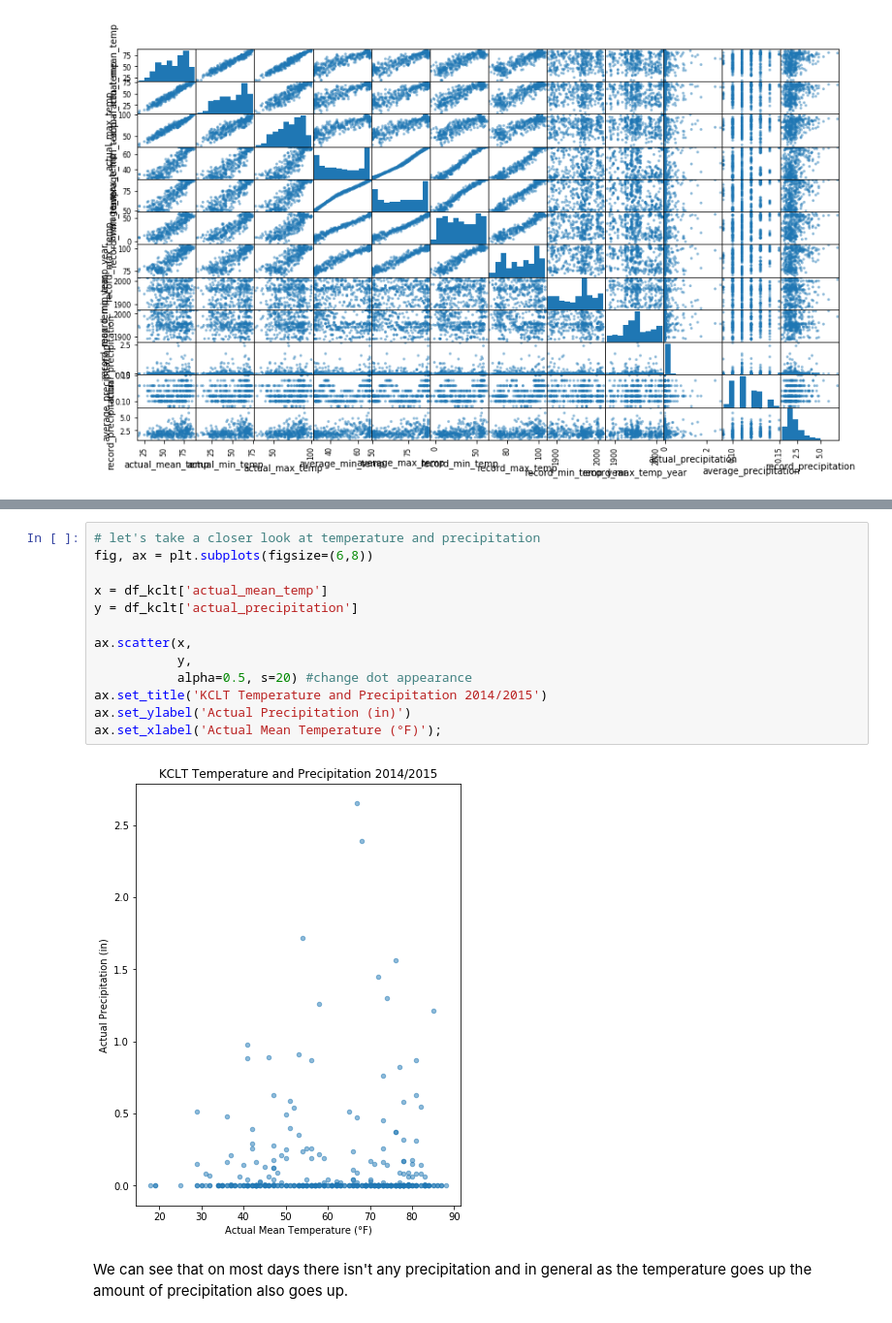
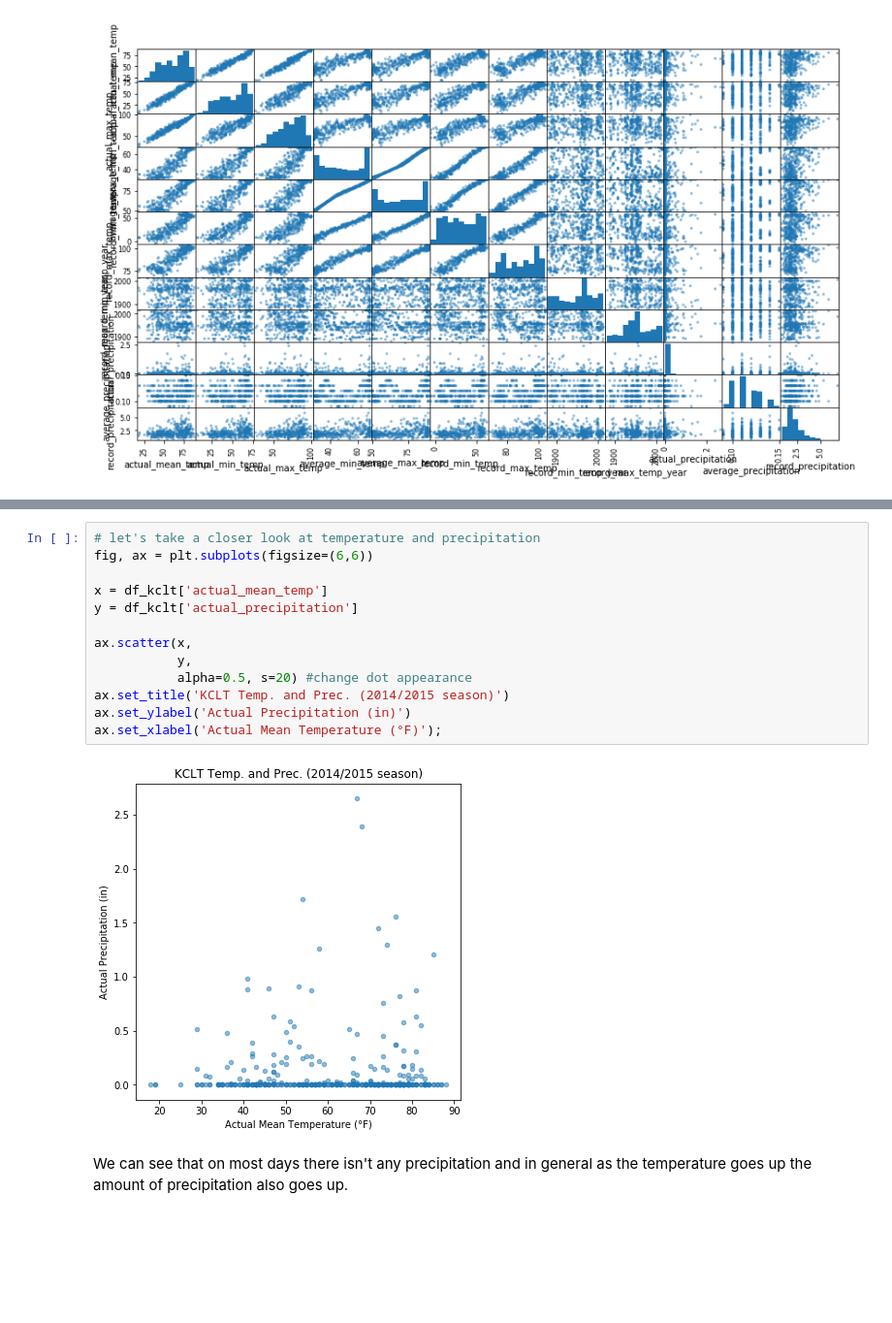
Before and after one commit to sn-ekstrand/weather-data-analysis, a Jupyter notebook: weather_data_exploration.ipynb, the cells around one changed output, grey strips where cells are left out. Shown at 97% size. Cells and saved outputs as stored; diff of their text form; blank space fills up the shorter version.

```diff
--- a/weather_data_exploration.ipynb
+++ b/weather_data_exploration.ipynb
@@ -107,18 +107,18 @@ plt.suptitle('Charlotte/Douglas International Airport Temperatures and Precipita
 # %%
 # let's take a closer look at temperature and precipitation
-fig, ax = plt.subplots(figsize=(6,8))
+fig, ax = plt.subplots(figsize=(6,6))
 
 x = df_kclt['actual_mean_temp']
 y = df_kclt['actual_precipitation']
 
 ax.scatter(x,
            y,
            alpha=0.5, s=20) #change dot appearance
-ax.set_title('KCLT Temperature and Precipitation 2014/2015')
+ax.set_title('KCLT Temp. and Prec. (2014/2015 season)')
 ax.set_ylabel('Actual Precipitation (in)')
 ax.set_xlabel('Actual Mean Temperature (°F)');
 # %% [output]
-[figure, old version]
+[figure, new version]
 # %% [markdown]
 We can see that on most days there isn't any precipitation and in general as the temperature goes up the amount of precipitation also goes up.
 # %%
```
Also changed, not shown: parts of 8 cells of this notebook.
